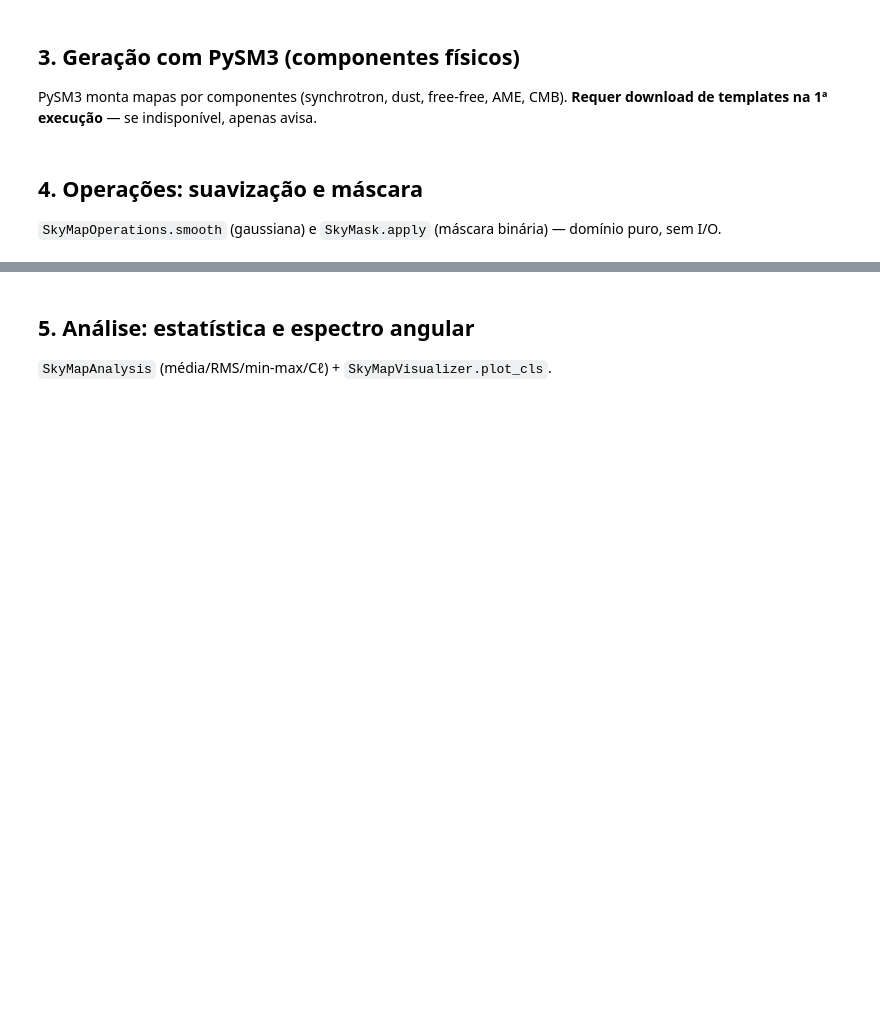
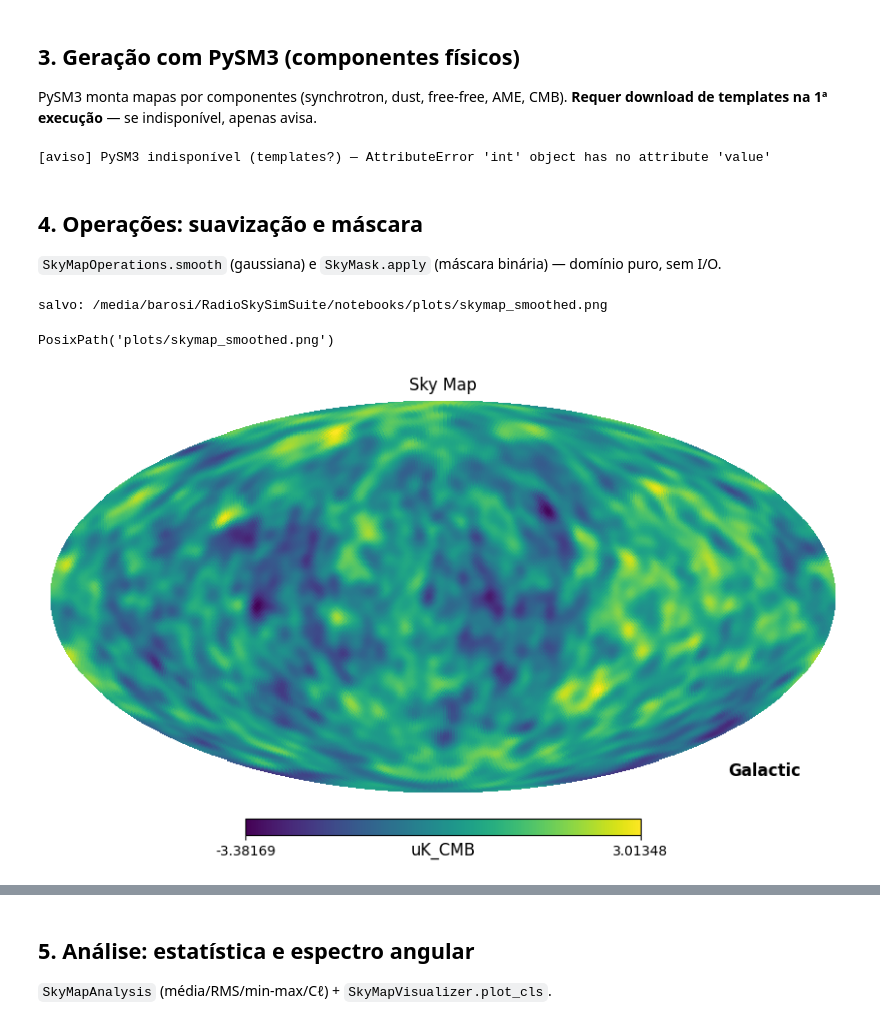
Before and after one commit to barosil/RadioSkySimSuite, a Jupyter notebook: notebooks/01_maps.ipynb, the cells around one changed output, grey strips where cells are left out. Saved outputs shown, nothing was run; the diff lists cells and outputs as text; code cells hidden in the pictures; blank space fills up the shorter version.

```diff
--- a/notebooks/01_maps.ipynb
+++ b/notebooks/01_maps.ipynb
@@ -64,17 +101,16 @@ try:
     )
 
     gen = PySMSkyMapGeneratorAdapter(unit="uK_CMB", field="I")
-    pysm_map = gen.generate(
-        nside=NSIDE, freq_ghz=FREQ_GHZ, components=["synchrotron", "dust"]
-    )
+    pysm_map = gen.generate(nside=NSIDE, freq_ghz=FREQ_GHZ, components=["synchrotron", "dust"])
     pysm_map
     vis.plot_map(pysm_map, show=False, coord="G")
     fig = plt.gcf()
     fig
     save_figure(fig, "skymap_pysm")
 except Exception as exc:
-    print("[aviso] PySM3 indisponível (templates?) —",
-          type(exc).__name__, str(exc)[:200])
+    print("[aviso] PySM3 indisponível (templates?) —", type(exc).__name__, str(exc)[:200])
+# %% [output]
+[aviso] PySM3 indisponível (templates?) — AttributeError 'int' object has no attribute 'value'
 # %% [markdown]
 ## 4. Operações: suavização e máscara
 
@@ -82,18 +118,20 @@ except Exception as exc:
 # %%
 # Suavização gaussiana (FWHM em graus).
 from radioskysims_skymap.domain.skymap.operations import SkyMapOperations
 
 FWHM_DEG = 5.0
-smoothed_data = SkyMapOperations.smooth(
-    skymap.data, fwhm_rad=np.radians(FWHM_DEG)
-)
+smoothed_data = SkyMapOperations.smooth(skymap.data, fwhm_rad=np.radians(FWHM_DEG))
 smoothed = factory.create(dataset=smoothed_data, nside=NSIDE, freq_ghz=FREQ_GHZ)
 smoothed
 
 vis.plot_map(smoothed, show=False, coord="G")
 fig = plt.gcf()
 fig
 save_figure(fig, "skymap_smoothed")
+# %% [output]
+salvo: /media/barosi/RadioSkySimSuite/notebooks/plots/skymap_smoothed.png
+PosixPath('plots/skymap_smoothed.png')
+[figure, added]
 # %%
 # Máscara binária (metade do céu) — SkyMask.apply.
 from radioskysims_skymap.domain.skymap.mask import SkyMask
```
Also changed, not shown: parts of 8 cells of this notebook, 5 other files.
